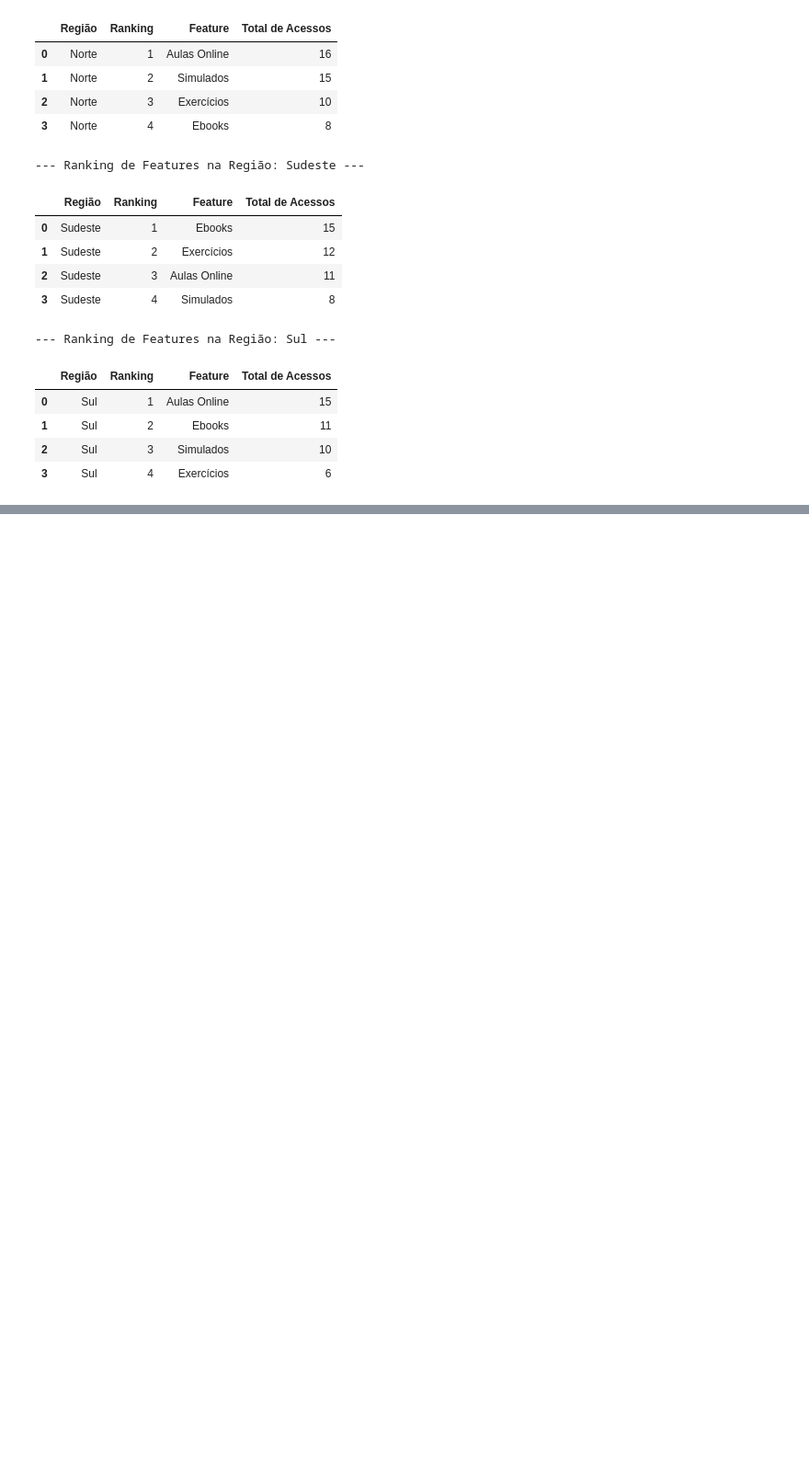
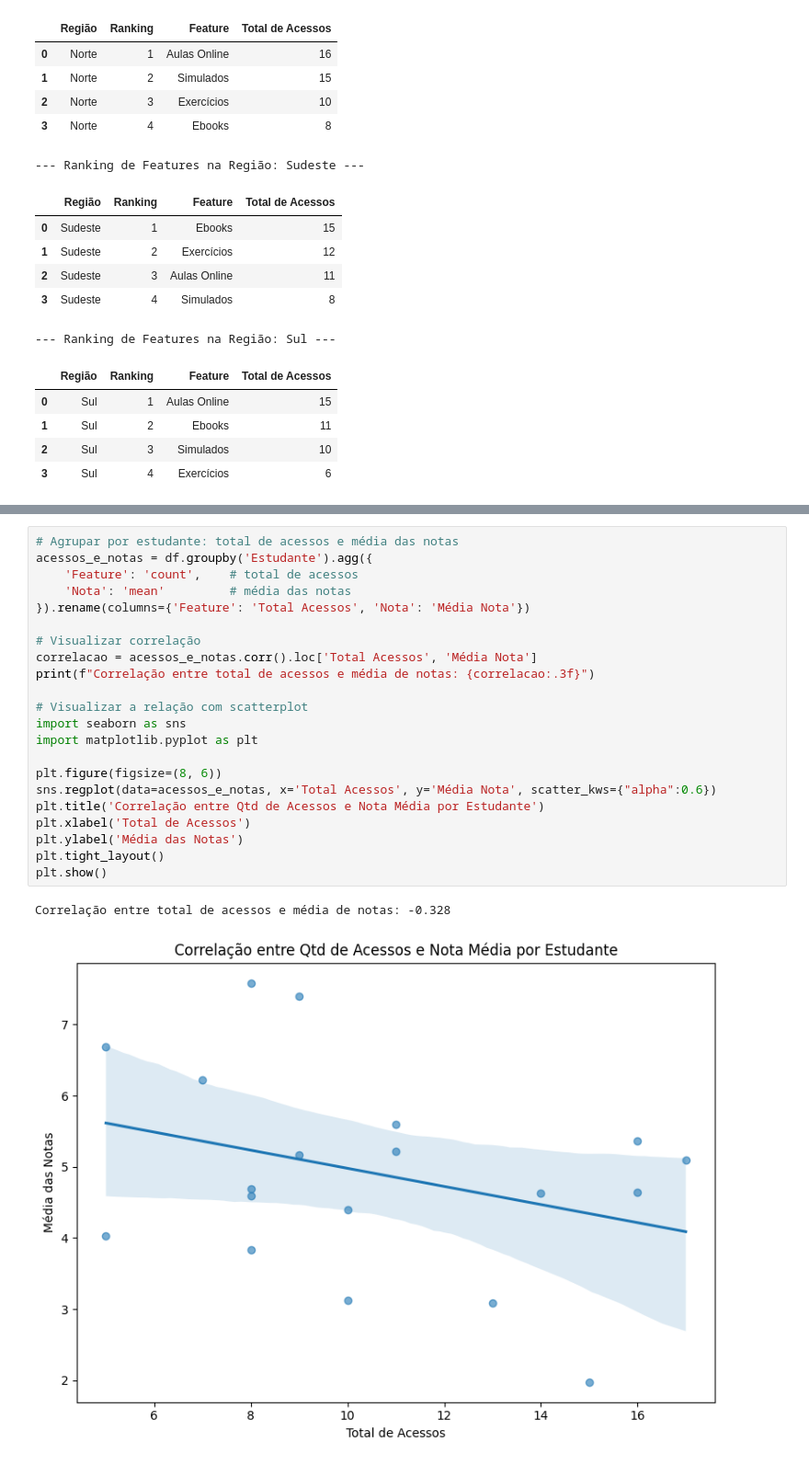
Before and after one commit to thaleswillreis/Teste-Tecnico-Dados, a Jupyter notebook: analise_dados.ipynb, the cells around one changed output, grey strips where cells are left out. Shown: that part at 92% size. Saved outputs shown, nothing was run; the diff lists cells and outputs as text; blank space fills up the shorter version.

```diff
--- a/analise_dados.ipynb
+++ b/analise_dados.ipynb
@@ -439,0 +532,25 @@ for regiao in regioes:
+# %%
+# Agrupar por estudante: total de acessos e média das notas
+acessos_e_notas = df.groupby('Estudante').agg({
+    'Feature': 'count',    # total de acessos
+    'Nota': 'mean'         # média das notas
+}).rename(columns={'Feature': 'Total Acessos', 'Nota': 'Média Nota'})
+
+# Visualizar correlação
+correlacao = acessos_e_notas.corr().loc['Total Acessos', 'Média Nota']
+print(f"Correlação entre total de acessos e média de notas: {correlacao:.3f}")
+
+# Visualizar a relação com scatterplot
+import seaborn as sns
+import matplotlib.pyplot as plt
+
+plt.figure(figsize=(8, 6))
+sns.regplot(data=acessos_e_notas, x='Total Acessos', y='Média Nota', scatter_kws={"alpha":0.6})
+plt.title('Correlação entre Qtd de Acessos e Nota Média por Estudante')
+plt.xlabel('Total de Acessos')
+plt.ylabel('Média das Notas')
+plt.tight_layout()
+plt.show()
+# %% [output]
+Correlação entre total de acessos e média de notas: -0.328
+[figure, added]
```
Also changed, not shown: parts of 13 cells of this notebook.
